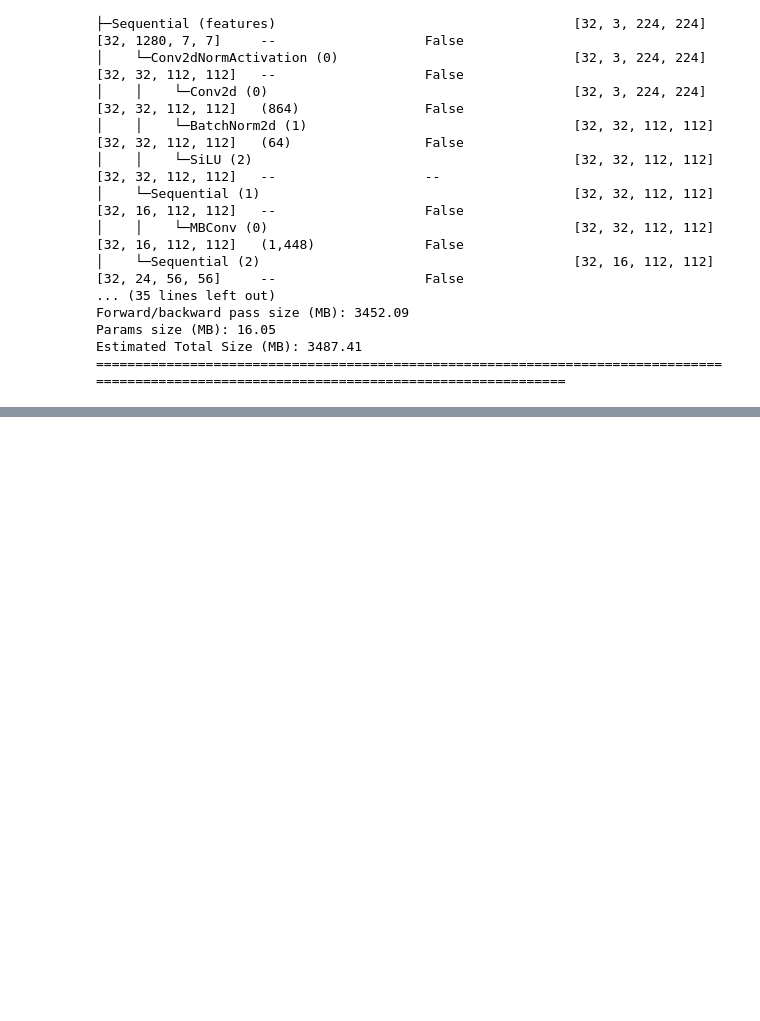
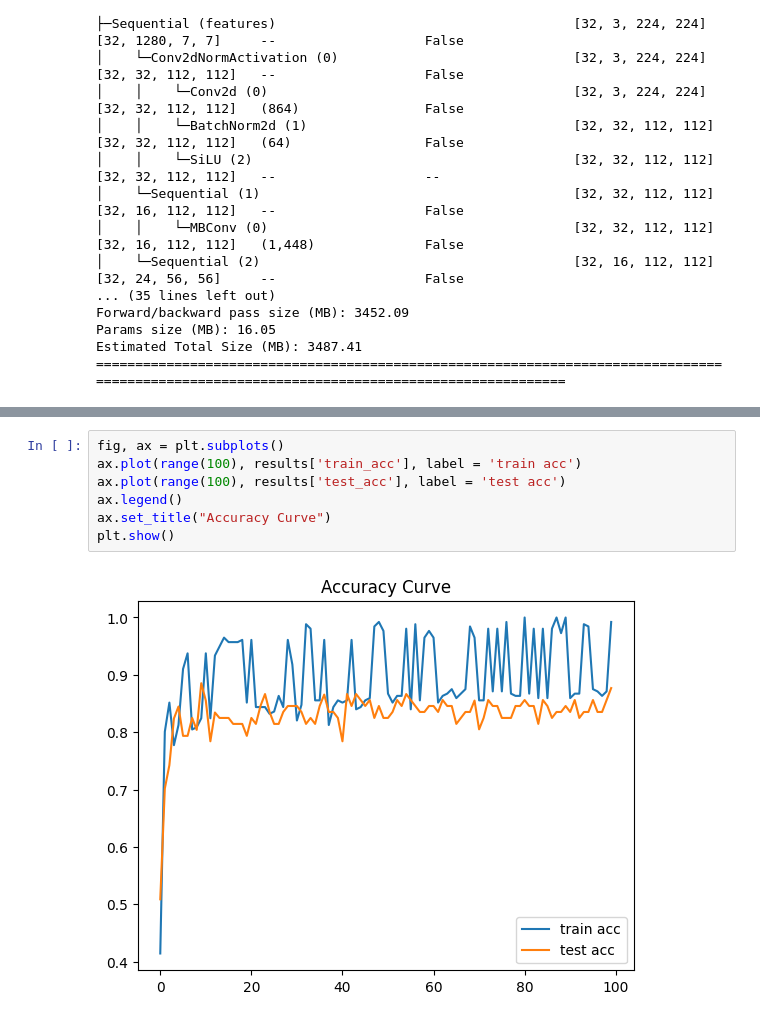
Before and after one commit to JohnYCLam/MachineLearning, a Jupyter notebook: PyTorch_Custom_Dataset_and_Transfer_Learning.ipynb, the cells around one changed output, grey strips where cells are left out. Cells and saved outputs as stored; diff of their text form; blank space fills up the shorter version.

```diff
--- a/PyTorch_Custom_Dataset_and_Transfer_Learning.ipynb
+++ b/PyTorch_Custom_Dataset_and_Transfer_Learning.ipynb
@@ -473,0 +588,9 @@ Estimated Total Size (MB): 3487.41
+# %%
+fig, ax = plt.subplots()
+ax.plot(range(100), results['train_acc'], label = 'train acc')
+ax.plot(range(100), results['test_acc'], label = 'test acc')
+ax.legend()
+ax.set_title("Accuracy Curve")
+plt.show()
+# %% [output]
+[figure, added]
```
Also changed, not shown: parts of 10 cells of this notebook.
